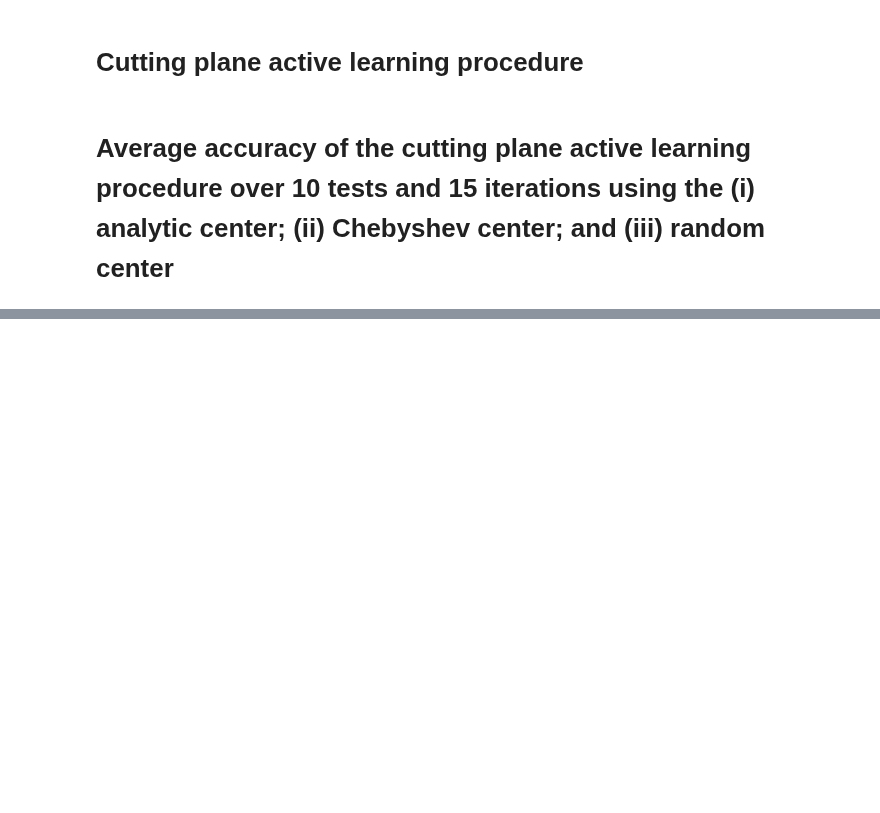
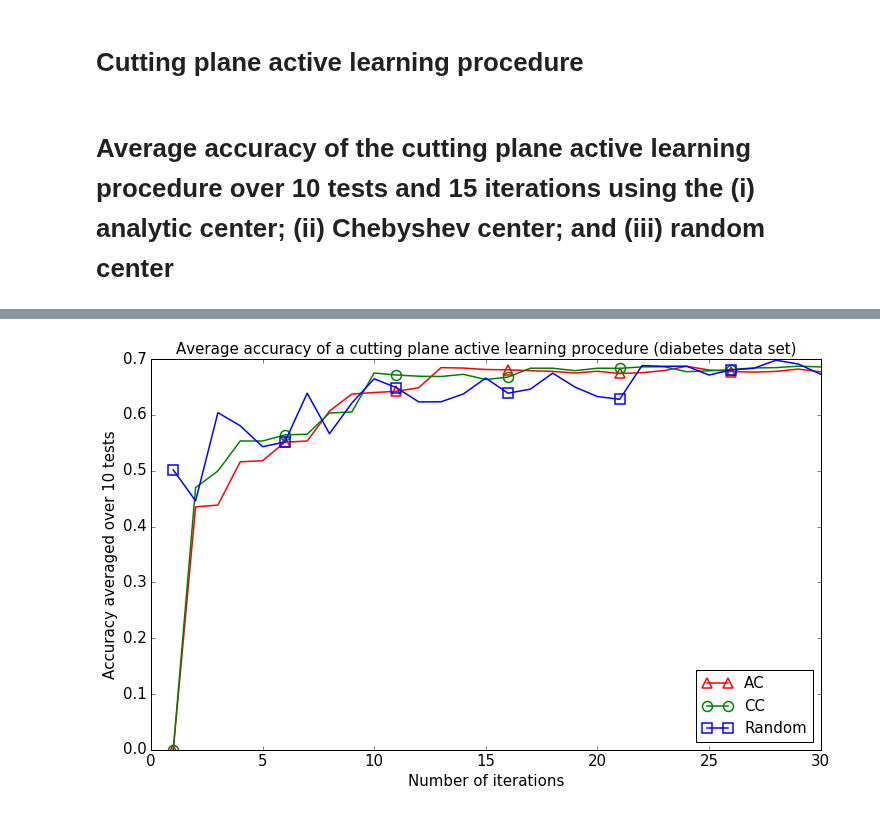
Before and after one commit to chengsoonong/mclass-sky, a Jupyter notebook: projects/david/lab/active_ex2.ipynb, the cells around one changed output, grey strips where cells are left out. Cells and saved outputs as stored; diff of their text form; code cells hidden in the pictures; blank space fills up the shorter version.

```diff
--- a/projects/david/lab/active_ex2.ipynb
+++ b/projects/david/lab/active_ex2.ipynb
@@ -212,0 +261,24 @@ plt.show()
+# %%
+configs = [('ac', 'r^-', 'AC'), ('cc', 'go-', 'CC'), ('random', 'bs-', 'Random')]
+queries = np.arange(1, iterations + 1)
+results = [[average_accuracies_ac, configs[0]],
+           [average_accuracies_cc, configs[1]],
+           [average_accuracies_ran, configs[2]]]
+
+plt.figure(figsize=(12,7))
+
+for result in results:
+    plt.plot(queries, result[0], result[1][1], label=result[1][2],
+             markevery=5,
+             lw=1.5, ms=10, markerfacecolor='none', markeredgewidth=1.5,
+             markeredgecolor = result[1][1][0])
+
+plt.xlabel('Number of iterations')
+plt.ylabel('Accuracy averaged over %d tests' % n)
+plt.title('Average accuracy of a cutting plane active learning procedure (diabetes data set)')
+plt.legend(loc='best')
+
+plt.savefig('diabetes_experiment.png', dpi=600, bbox_inches='tight', transparent=True)
+plt.show()
+# %% [output]
+[figure, added]
```
Also changed, not shown: parts of 11 cells of this notebook, 1 other file.
